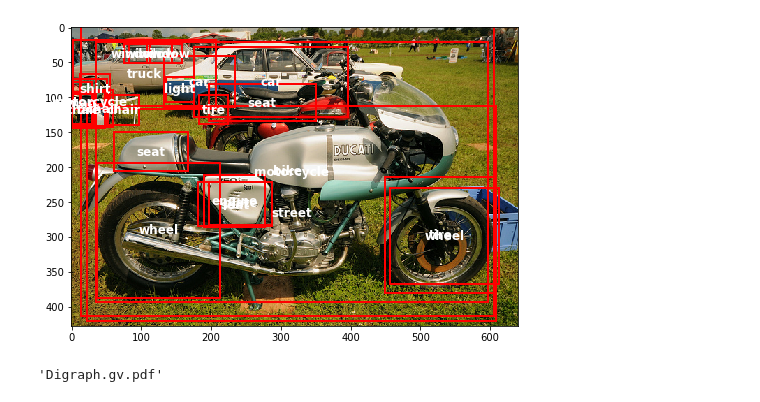
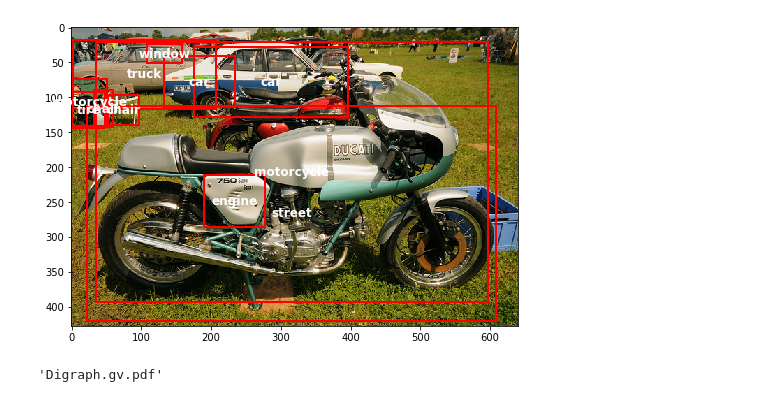
Before and after one commit to invasivealienplants/scene-graphs, a Jupyter notebook: visualize.ipynb, the cells around one changed output. Drawn from its saved outputs; the diff is of its cells as text; code cells hidden in the pictures.

Commit message:
added nonmax suppression

```diff
--- a/visualize.ipynb
+++ b/visualize.ipynb
@@ -32,6 +32,6 @@ print(objs.shape,rels.shape)
 # %%
-g = utils.visualize(6,info,object_threshold=0.1,only_connected=True)
+g = utils.visualize(6,info,object_threshold=0.3,only_connected=True,nonmax_suppress=0.7)
 g.view()
 # %% [output]
-[figure, old version]
+[figure, new version]
 'Digraph.gv.pdf'
```
Also changed, not shown: parts of 2 cells of this notebook, 2 other files.
